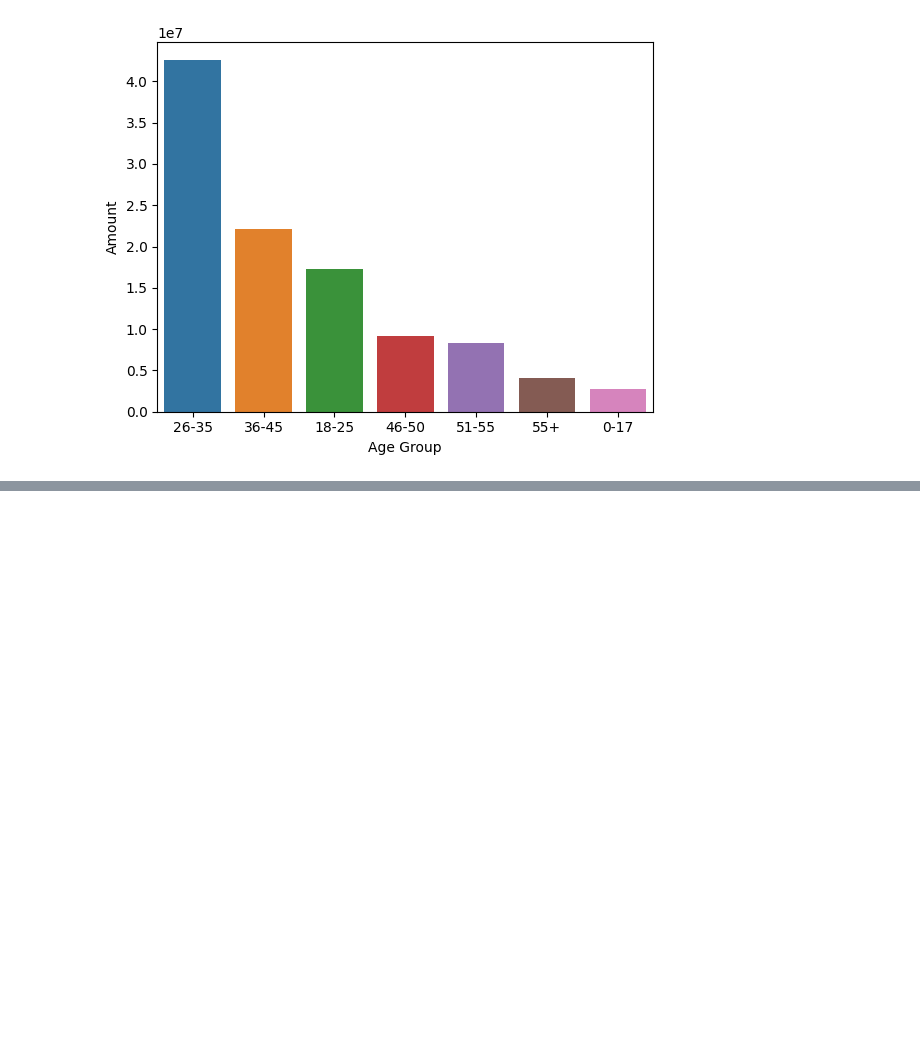
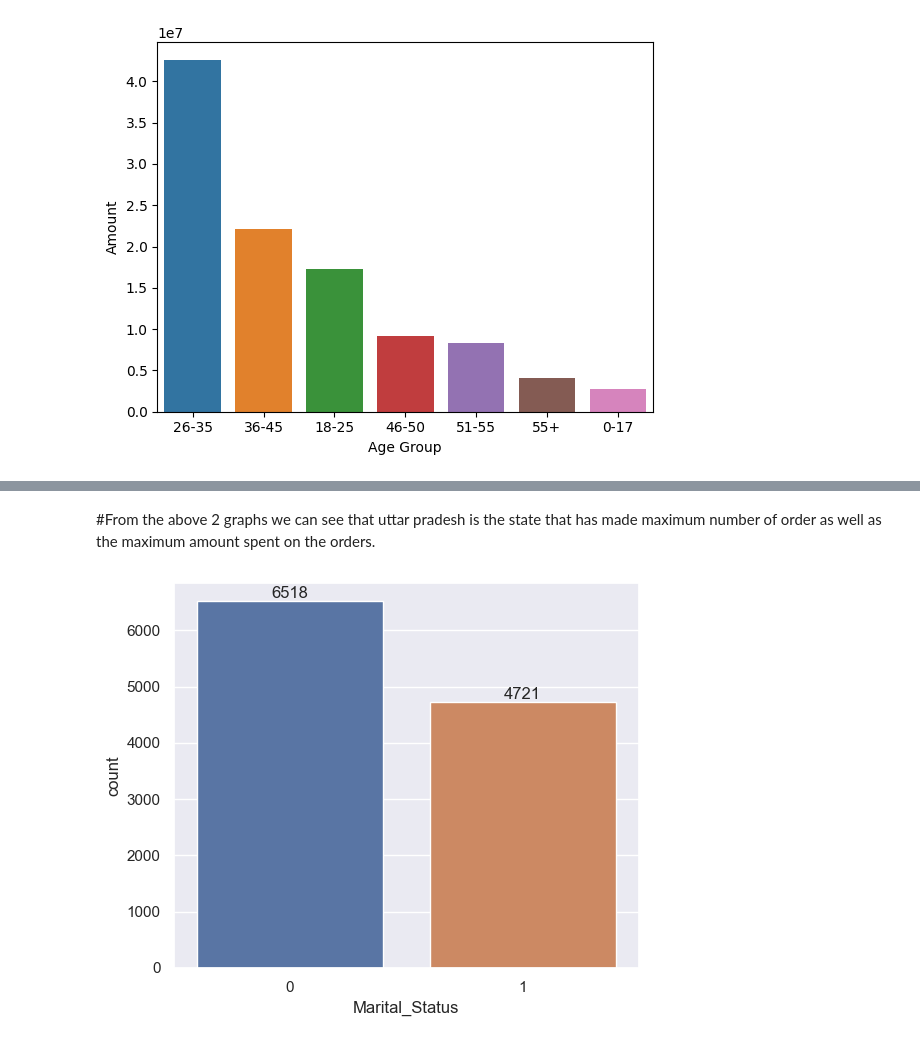
Before and after one commit to Vignesh5140/Diwali-Sales-Analysis, a Jupyter notebook: Sales_Analysis_Diwali.ipynb, the cells around one changed output, grey strips where cells are left out. Drawn from its saved outputs; the diff is of its cells as text; code cells hidden in the pictures; blank space fills up the shorter version.

```diff
--- a/Sales_Analysis_Diwali.ipynb
+++ b/Sales_Analysis_Diwali.ipynb
@@ -129,0 +146,10 @@ sns.barplot(x='Age Group',y='Amount',data=genToAmount)
+# %% [markdown]
+#From the above 2 graphs we can see that uttar pradesh is the state that has made maximum number of order as well as the maximum amount spent on the orders.
+# %%
+Ms=sns.countplot(x='Marital_Status',data=dfMod)
+sns.set(rc={'figure.figsize':(6,5)})
+
+for bars in Ms.containers:
+    Ms.bar_label(bars)
+# %% [output]
+[figure, added]
```
Also changed, not shown: parts of 12 cells of this notebook.
